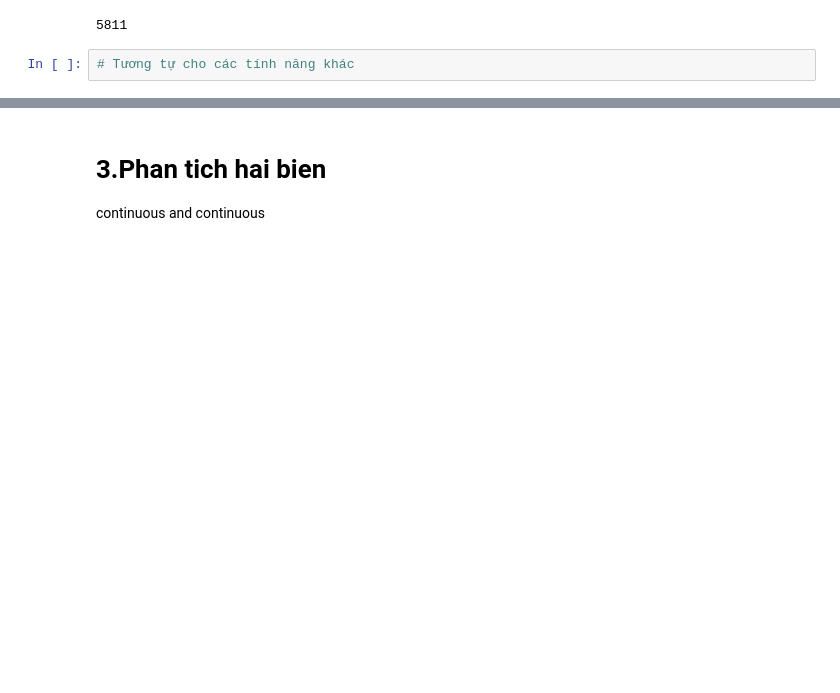
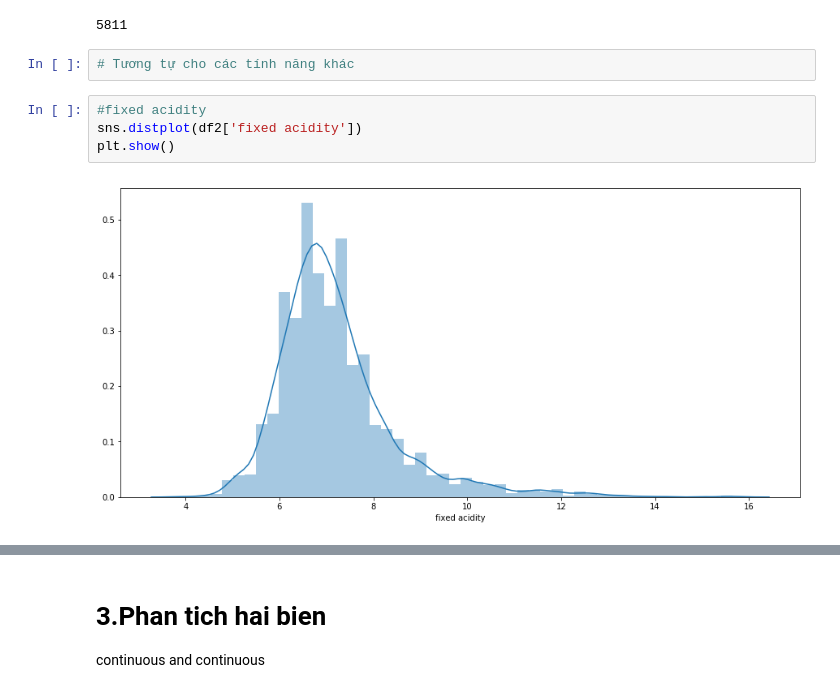
Before and after one commit to dieptran43/LeVanDiep_Pre_processing, a Jupyter notebook: FullName_project_Wine.ipynb, the cells around one changed output, grey strips where cells are left out. Drawn from its saved outputs; the diff is of its cells as text; blank space fills up the shorter version.

```diff
--- a/FullName_project_Wine.ipynb
+++ b/FullName_project_Wine.ipynb
@@ -360,3 +369,9 @@ alcohol_lower
 5811
 # %%
 # Tương tự cho các tính năng khác
+# %%
+#fixed acidity
+sns.distplot(df2['fixed acidity'])
+plt.show()
+# %% [output]
+[figure, added]
```
Also changed, not shown: parts of 62 cells of this notebook, 2 other files.
